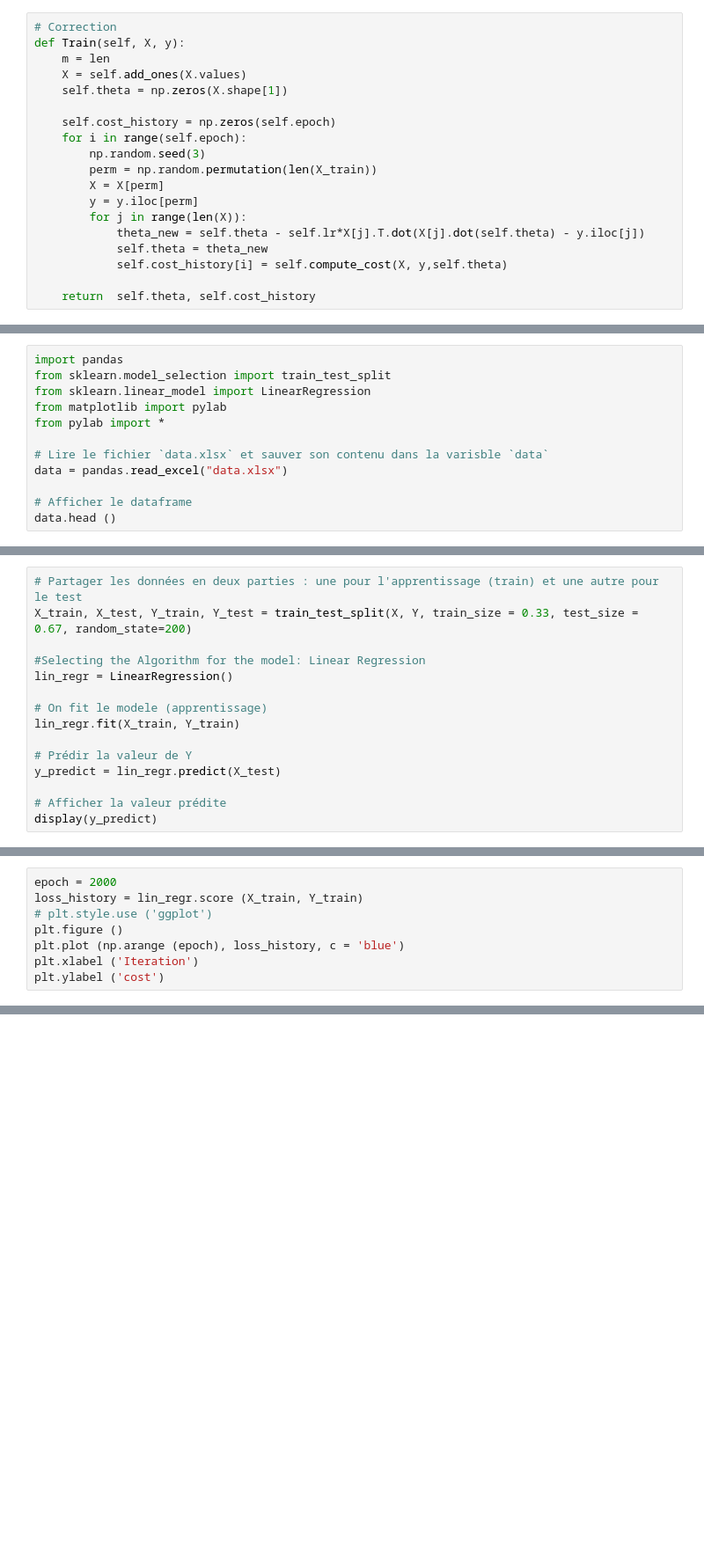
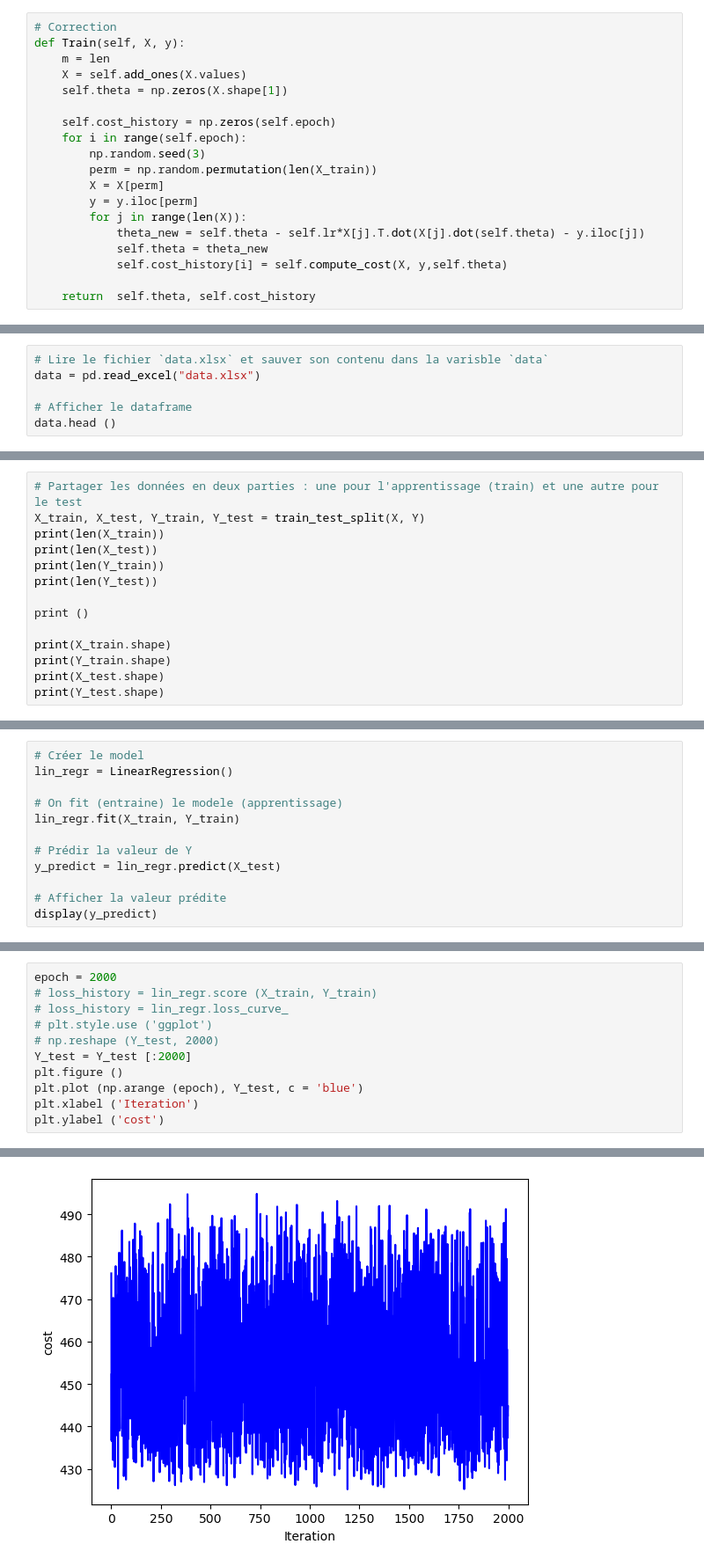
Before and after one commit to hmoustaphaousmane/ml_trainsgd_linregr, a Jupyter notebook: notebook.ipynb, the cells around one changed output, grey strips where cells are left out. Shown at 88% size. Saved outputs shown, nothing was run; the diff lists cells and outputs as text; blank space fills up the shorter version.

Commit message:
Update on the Linear Regression using scikit-learn.

```diff
--- a/notebook.ipynb
+++ b/notebook.ipynb
@@ -41,12 +48,6 @@ def Train(self, X, y):
 # %%
-import pandas
-from sklearn.model_selection import train_test_split
-from sklearn.linear_model import LinearRegression
-from matplotlib import pylab
-from pylab import *
-
 # Lire le fichier `data.xlsx` et sauver son contenu dans la varisble `data`
-data = pandas.read_excel("data.xlsx")
+data = pd.read_excel("data.xlsx")
 
 # Afficher le dataframe
 data.head ()
@@ -63,3 +68,17 @@ X = data.values
 # Afficher les features
 # display (y)
 # display (X)
+# %%
+# Partager les données en deux parties : une pour l'apprentissage (train) et une autre pour le test
+X_train, X_test, Y_train, Y_test = train_test_split(X, Y)
+print(len(X_train))
+print(len(X_test))
+print(len(Y_train))
+print(len(Y_test))
+
+print ()
+
+print(X_train.shape)
+print(Y_train.shape)
+print(X_test.shape)
+print(Y_test.shape)
@@ -66,11 +95,8 @@ X = data.values
 # %%
-# Partager les données en deux parties : une pour l'apprentissage (train) et une autre pour le test
-X_train, X_test, Y_train, Y_test = train_test_split(X, Y, train_size = 0.33, test_size = 0.67, random_state=200)
-
-#Selecting the Algorithm for the model: Linear Regression
+# Créer le model
 lin_regr = LinearRegression()
 
-# On fit le modele (apprentissage)
+# On fit (entraine) le modele (apprentissage)
 lin_regr.fit(X_train, Y_train)
 
 # Prédir la valeur de Y
@@ -88,8 +131,12 @@ pylab.ylabel('Actual')
 # %%
 epoch = 2000
-loss_history = lin_regr.score (X_train, Y_train)
+# loss_history = lin_regr.score (X_train, Y_train)
+# loss_history = lin_regr.loss_curve_
 # plt.style.use ('ggplot')
+# np.reshape (Y_test, 2000)
+Y_test = Y_test [:2000]
 plt.figure ()
-plt.plot (np.arange (epoch), loss_history, c = 'blue')
+plt.plot (np.arange (epoch), Y_test, c = 'blue')
 plt.xlabel ('Iteration')
 plt.ylabel ('cost')
+# %% [output]
@@ -95,0 +144 @@ plt.ylabel ('cost')
+[figure, added]
```
Also changed, not shown: parts of 9 cells of this notebook.
